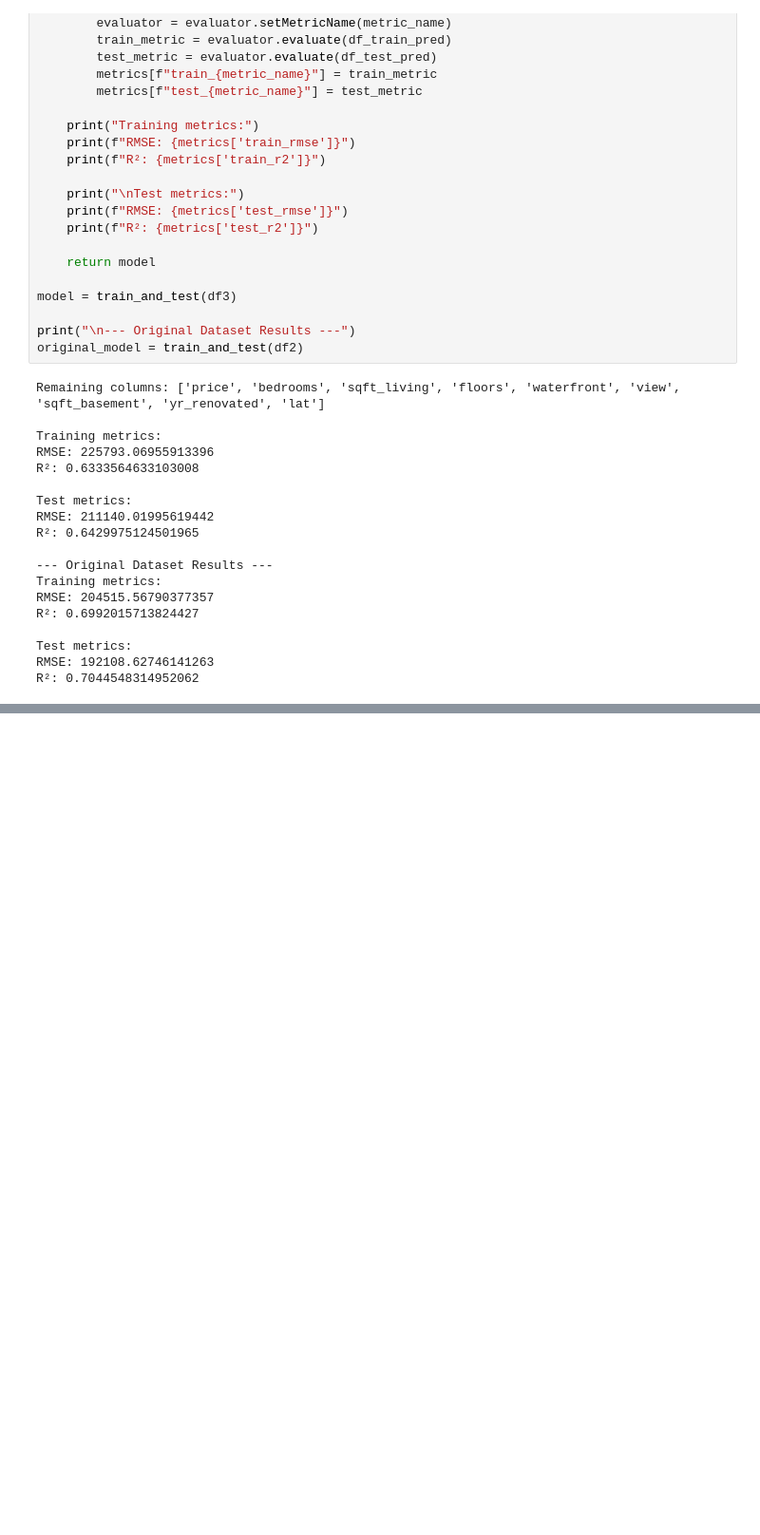
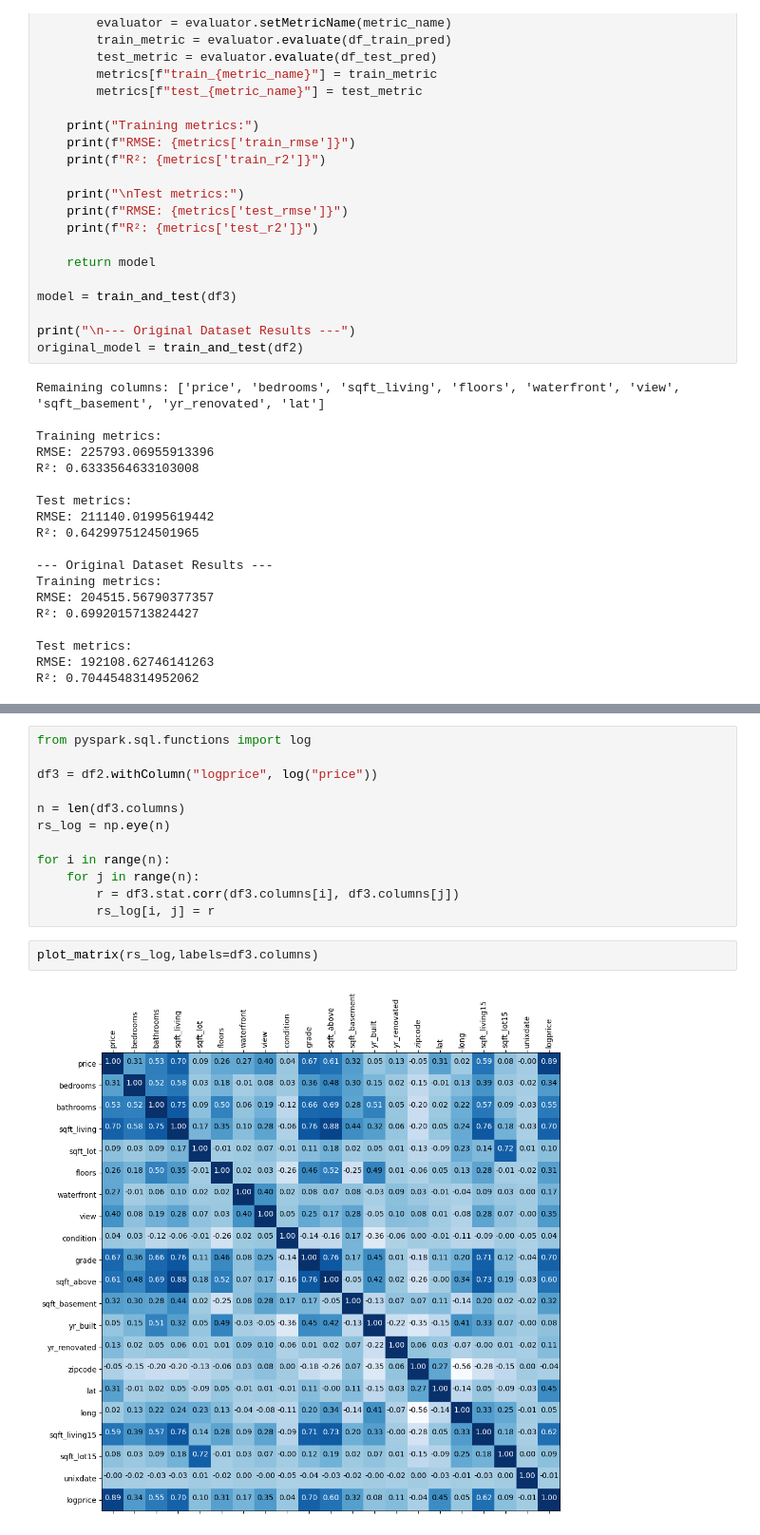
Before and after one commit to IwoSzczepaniak/DataExploration, a Jupyter notebook: src/main/resources/spark-jdk17/spark-jupyter/lab5.ipynb, the cells around one changed output, grey strips where cells are left out. Shown at 95% size. Saved outputs shown, nothing was run; the diff lists cells and outputs as text; blank space fills up the shorter version.

```diff
--- a/src/main/resources/spark-jdk17/spark-jupyter/lab5.ipynb
+++ b/src/main/resources/spark-jdk17/spark-jupyter/lab5.ipynb
@@ -691,0 +701,16 @@ R²: 0.7044548314952062
+# %%
+from pyspark.sql.functions import log
+
+df3 = df2.withColumn("logprice", log("price"))
+
+n = len(df3.columns)
+rs_log = np.eye(n)
+
+for i in range(n):
+    for j in range(n):
+        r = df3.stat.corr(df3.columns[i], df3.columns[j])
+        rs_log[i, j] = r
+# %%
+plot_matrix(rs_log,labels=df3.columns)
+# %% [output]
+[figure, added]
```
Also changed, not shown: parts of 4 cells of this notebook.
